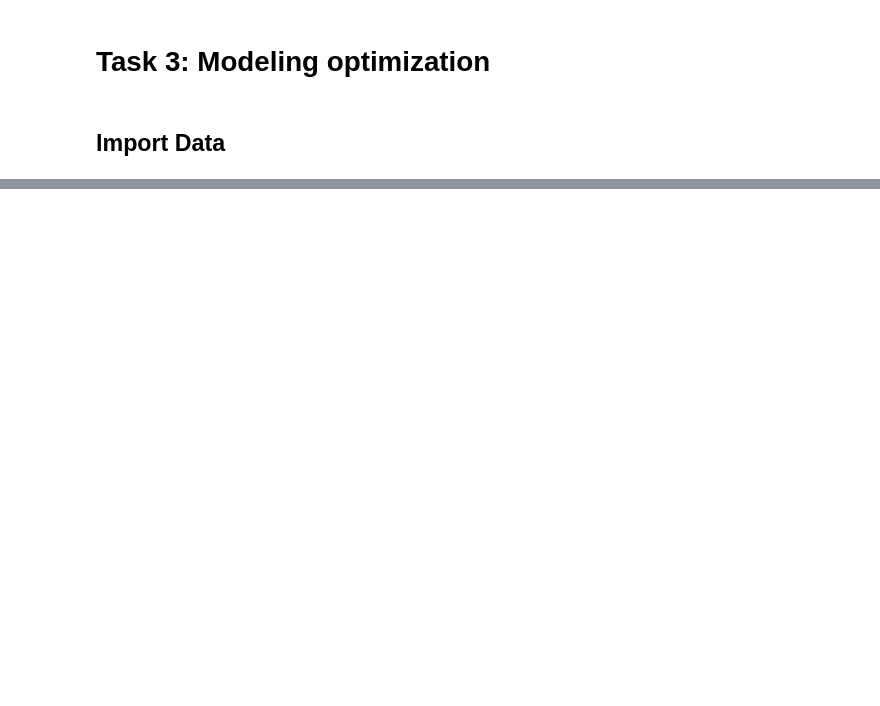
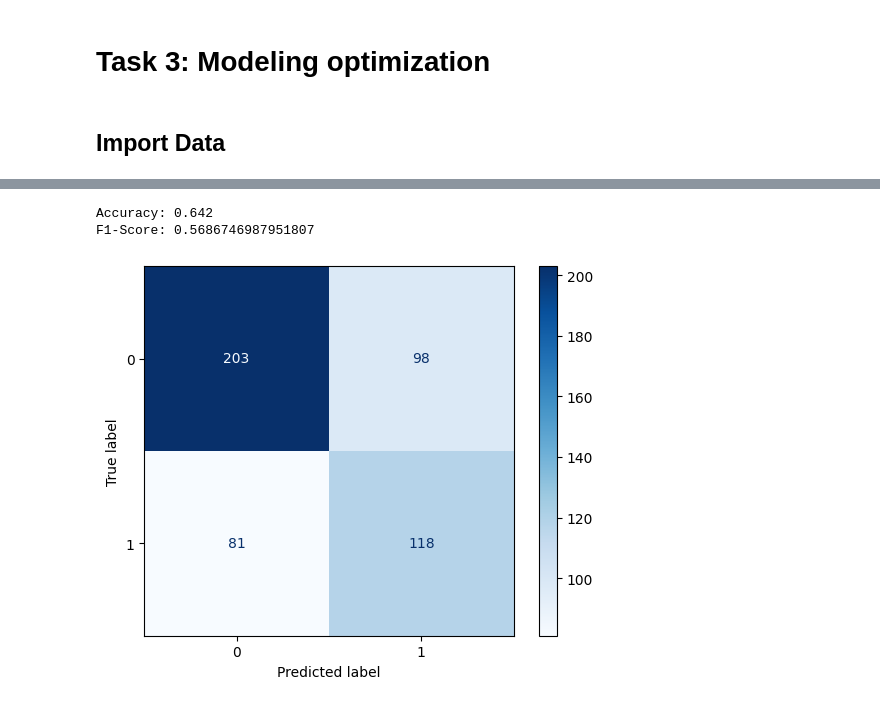
Before and after one commit to john2408/project_intro_ai, a Jupyter notebook: notebooks/Samuel/Task 3 Modeling_optimization.ipynb, the cells around one changed output, grey strips where cells are left out. Drawn from its saved outputs; the diff is of its cells as text; code cells hidden in the pictures; blank space fills up the shorter version.

```diff
--- a/notebooks/Samuel/Task 3 Modeling_optimization.ipynb
+++ b/notebooks/Samuel/Task 3 Modeling_optimization.ipynb
@@ -55,0 +62,21 @@ ValueError: could not convert string to float: 'C0001'
+# %%
+# Make predictions on the test data
+y_pred = dt.predict(x_test)
+
+# Calculate accuracy and F1-score
+accuracy = accuracy_score(y_test, y_pred)
+f1 = f1_score(y_test, y_pred)
+
+# Print the results
+print("Accuracy:", accuracy)
+print("F1-Score:", f1)
+
+# Display the confusion matrix
+cm = confusion_matrix(y_test, y_pred)
+disp = ConfusionMatrixDisplay(confusion_matrix=cm)
+disp.plot(cmap='Blues')
+plt.show()
+# %% [output]
+Accuracy: 0.642
+F1-Score: 0.5686746987951807
+[figure, added]
```
Also changed, not shown: parts of 6 cells of this notebook, 1 other file.
